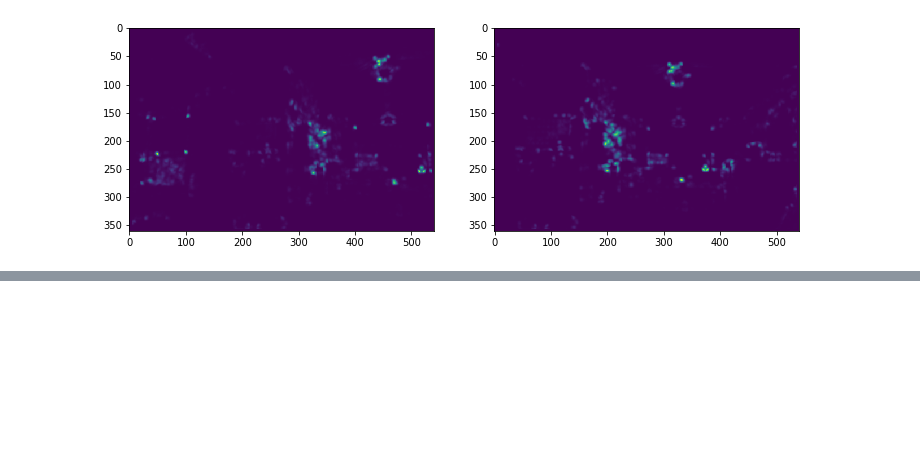
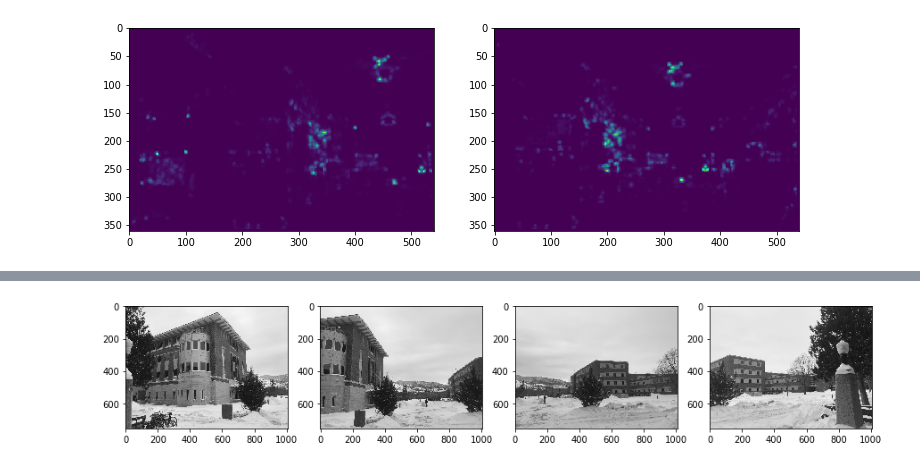
Before and after one commit to UMT-Computer-Vision-Spring-2019/project_2, a Jupyter notebook: project_description.ipynb, the cells around one changed output, grey strips where cells are left out. Cells and saved outputs as stored; diff of their text form; code cells hidden in the pictures; blank space fills up the shorter version.

```diff
--- a/project_description.ipynb
+++ b/project_description.ipynb
@@ -335,0 +365,17 @@ plt.show()
+# %%
+i2 = plt.imread("Image-1.jpg", 0)
+i1 = plt.imread("Image.jpg", 0)
+i4 = plt.imread("Image-3.jpg", 0)
+i3 = plt.imread("3rd.png", 0)
+i1 = i1.mean(axis=2)
+i2 = i2.mean(axis=2)
+i3 = i3.mean(axis=2)
+i4 = i4.mean(axis=2)
+im_ls = [i1, i2, i3, i4]
+# %%
+fig, ax = plt.subplots(ncols=4, figsize=(15, 12))
+for i in range(len(im_ls)):
+    ax[i].imshow(im_ls[i], cmap='gray')
+plt.show()
+# %% [output]
+[figure, added]
```
Also changed, not shown: parts of 13 cells of this notebook, 6 other files.
